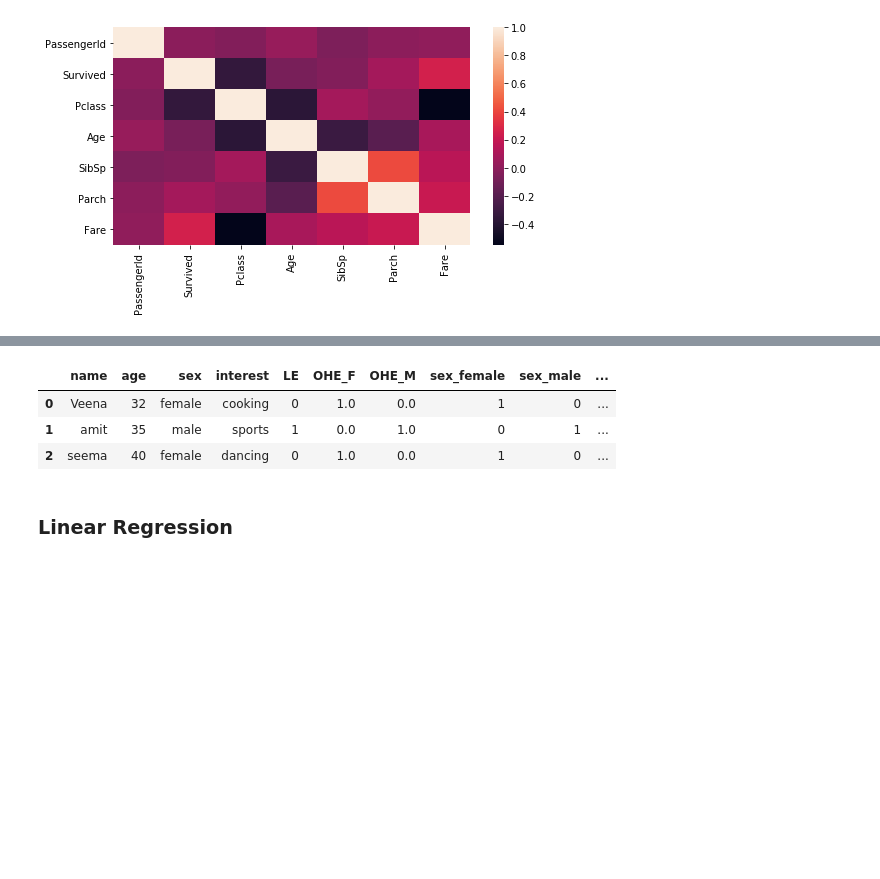
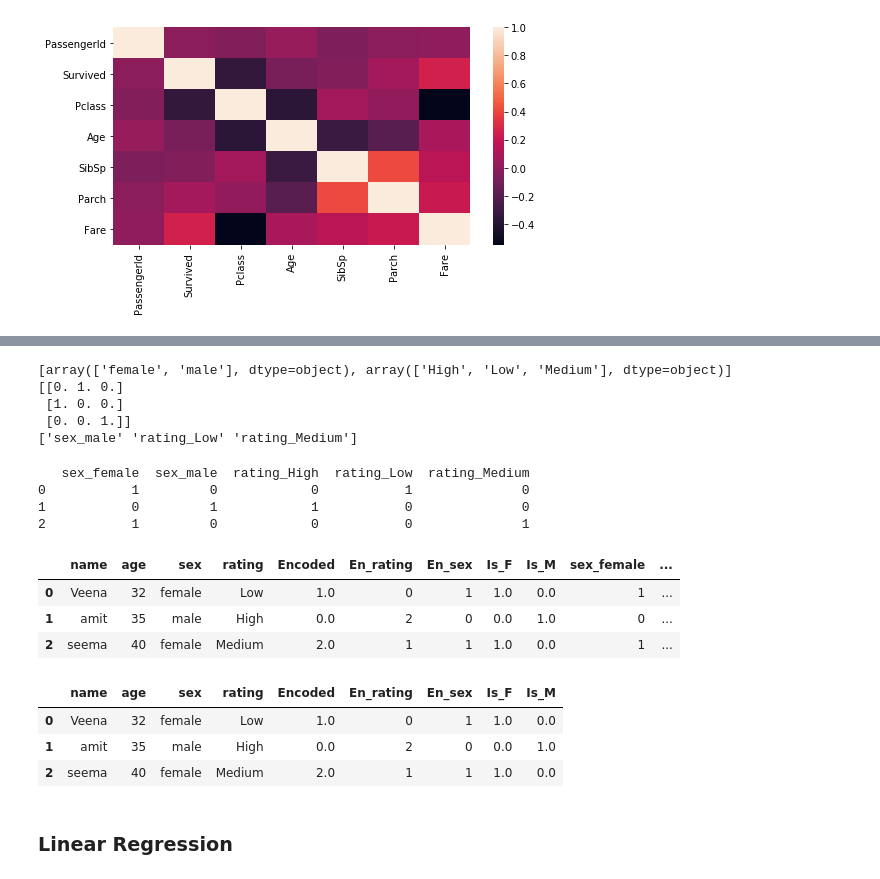
Before and after one commit to VeenaKGit/Knowledge, a Jupyter notebook: Scikit Tutorial.ipynb, the cells around one changed output, grey strips where cells are left out. Cells and saved outputs as stored; diff of their text form; code cells hidden in the pictures; blank space fills up the shorter version.

```diff
--- a/Scikit Tutorial.ipynb
+++ b/Scikit Tutorial.ipynb
@@ -775,5 +976,0 @@ Index(['name', 'sex', 'interest'], dtype='object')
-# %%
-# Label Encoding is a class so define it first
-label_encoder = LabelEncoder()
-df['LE'] = label_encoder.fit_transform(df['sex'])
-df
@@ -784,0 +982,10 @@ df
+# %%
+# ordinal encoder
+print(type(df[['rating']]))
+print(type(df['rating']))
+X = df[['rating']] # df[[]] gives df,
+# X = df['rating'] # df[] gives series is not allowed in ordinalencoder.
+encoder = OrdinalEncoder()
+df['Encoded'] = encoder.fit_transform(X)
+print(encoder.categories_)
+df # here ordinal coding is done alphabetically
@@ -784,0 +1000,9 @@ df
+# %%
+# OrdinalEncoder with proper order.
+X = df[['rating', 'sex']] # df[[]] gives df,
+# X = df['rating'] # df[] gives series thats not allowed in ordinalencoder.
+categories = [['Low', 'Medium', 'High'], ['male', 'female']]
+encoder = OrdinalEncoder(dtype=int, categories=categories)#Define all unique categories in the order you want them to be encoded
+df[['En_rating', 'En_sex']] = encoder.fit_transform(X)
+print(encoder.categories_)
+df
@@ -785,11 +1015,7 @@ df
 # %%
+#Encoding a Nominal varible using ONE HOT ENCODING.
 OH_encoder = OneHotEncoder(handle_unknown='ignore', sparse=False)
-OH = OH_encoder.fit_transform(df[['sex']]) # This gives a ndarray of (3,2) with two columns one for male one for female
+df[['Is_F', 'Is_M']] = OH_encoder.fit_transform(df[['sex']]) # This gives a ndarray of (rows,features) with two columns one for male one for female
 print(OH, OH.shape)
-# Convert it to a df
-OH_df = pd.DataFrame(OH,columns=['OHE_F', 'OHE_M'])
-OH_df.index = df.index # One-hot encoding removed index; put it back
-print(OH_df)
-df = pd.concat([df, OH_df], axis='columns')
 df
 # %% [output]
@@ -807,18 +1046,45 @@ df
+# %%
+# OHE has options to drop categoris in a feature check the documentation.
+# see how it drops the first category in each feature (first in alphabetically) per OH_encoder.categories_
+X = df[['sex', 'rating']]
+OH_encoder = OneHotEncoder(handle_unknown='error', sparse=False, drop='first') # handle_unknown='error' this time
+# this below 'if_binary' will drop the first category in each feature with two categories
+# OH_encoder = OneHotEncoder(handle_unknown='error', sparse=False, drop='if_binary')
+OH = OH_encoder.fit_transform(X)
+print(OH_encoder.categories_)
+print(OH)
+print(OH_encoder.get_feature_names(['sex', 'rating']))
+# %% [output]
+[array(['female', 'male'], dtype=object), array(['High', 'Low', 'Medium'], dtype=object)]
+[[0. 1. 0.]
+ [1. 0. 0.]
+ [0. 0. 1.]]
+['sex_male' 'rating_Low' 'rating_Medium']
 # %%
-dummies_sex = pd.get_dummies(df[['sex', 'interest']])
-dummies_sex # then add this df to the original df
-df = pd.concat([df, dummies_sex], axis='columns')
-df
+# dummies = pd.get_dummies(df[['sex', 'rating']])
+# print(dummies) # then add this df to the original df
+# df = pd.concat([df, dummies], axis='columns')
+df #
 # %% [output]
+   sex_female  sex_male  rating_High  rating_Low  rating_Medium
+0           1         0            0           1              0
+1           0         1            1           0              0
+2           1         0            0           0              1
-|  | name | age | sex | interest | LE | OHE_F | OHE_M | sex_female | sex_male | ... |
-| 0 | Veena | 32 | female | cooking | 0 | 1.0 | 0.0 | 1 | 0 | ... |
-| 1 | amit | 35 | male | sports | 1 | 0.0 | 1.0 | 0 | 1 | ... |
-| 2 | seema | 40 | female | dancing | 0 | 1.0 | 0.0 | 1 | 0 | ... |
+|  | name | age | sex | rating | Encoded | En_rating | En_sex | Is_F | Is_M | sex_female | ... |
+| 0 | Veena | 32 | female | Low | 1.0 | 0 | 1 | 1.0 | 0.0 | 1 | ... |
+| 1 | amit | 35 | male | High | 0.0 | 2 | 0 | 0.0 | 1.0 | 0 | ... |
+| 2 | seema | 40 | female | Medium | 2.0 | 1 | 1 | 1.0 | 0.0 | 1 | ... |
 # %%
 # note that its very important in ML Algorithms to not have duplicate variables conveying the same information
 # That will result into multicollinearity issue. So two of the variables out of the three 'se', 'female', 'male'
 # convey the same information. We cannot keep 'sex' as its str and so we can delete 'sex' and 'male'/'female'
-df.drop(columns = ['sex', 'sex_male', 'interest', 'interest_cooking'], inplace=True)
+# df.drop(columns = ['sex_female', 'sex_male', 'rating_High', 'rating_Low', 'rating_Medium'], inplace=True)
+df
+# %% [output]
+|  | name | age | sex | rating | Encoded | En_rating | En_sex | Is_F | Is_M |
+| 0 | Veena | 32 | female | Low | 1.0 | 0 | 1 | 1.0 | 0.0 |
+| 1 | amit | 35 | male | High | 0.0 | 2 | 0 | 0.0 | 1.0 |
+| 2 | seema | 40 | female | Medium | 2.0 | 1 | 1 | 1.0 | 0.0 |
 # %% [markdown]
 ### Linear Regression
 # %%
```
Also changed, not shown: parts of 61 cells of this notebook, 21 other files.
